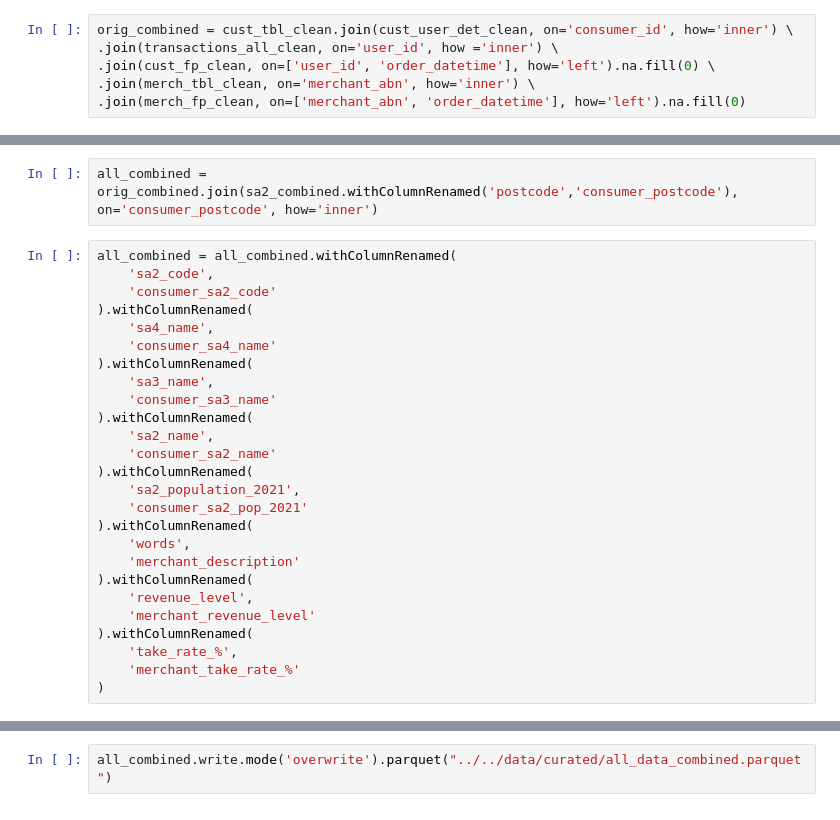
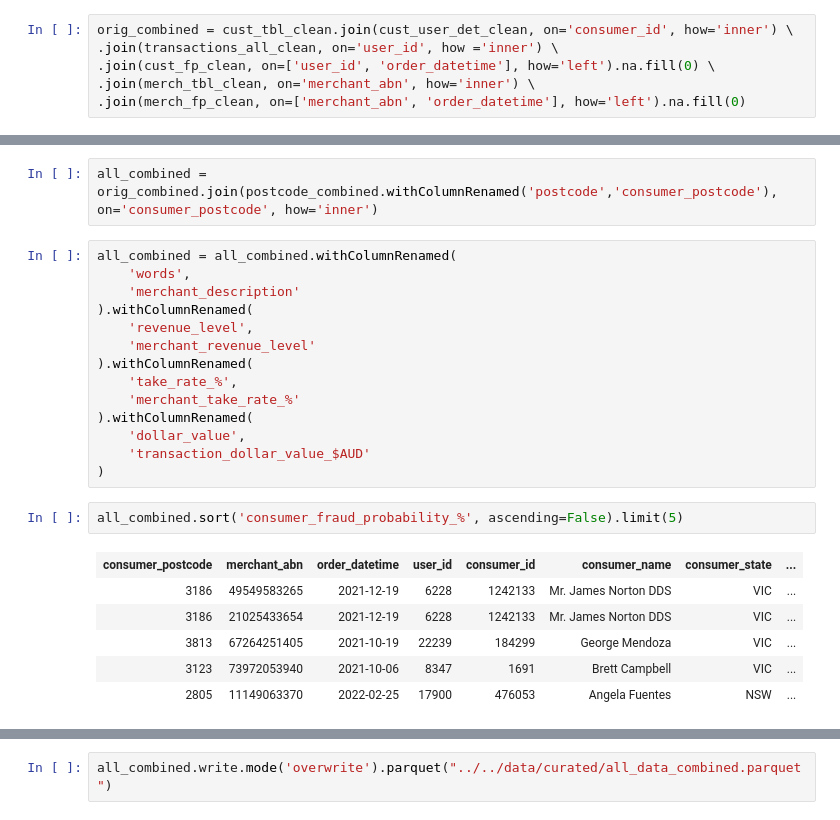
Before and after one commit to jameslafontaine/unimelb-mast30034-industry-project, a Jupyter notebook: notebooks/preprocessing/ETL.ipynb, the cells around one changed output, grey strips where cells are left out. Saved outputs shown, nothing was run; the diff lists cells and outputs as text.

```diff
--- a/notebooks/preprocessing/ETL.ipynb
+++ b/notebooks/preprocessing/ETL.ipynb
@@ -1046,22 +1088,7 @@ sa2_combined = sa2_to_postcode_clean.join(sa2_pops_clean, on='sa2_code', how='in
 # %%
-all_combined = orig_combined.join(sa2_combined.withColumnRenamed('postcode','consumer_postcode'), on='consumer_postcode', how='inner')
+all_combined = orig_combined.join(postcode_combined.withColumnRenamed('postcode','consumer_postcode'), on='consumer_postcode', how='inner')
 # %%
 all_combined = all_combined.withColumnRenamed(
-    'sa2_code',
-    'consumer_sa2_code'
-).withColumnRenamed(
-    'sa4_name',
-    'consumer_sa4_name'
-).withColumnRenamed(
-    'sa3_name',
-    'consumer_sa3_name'
-).withColumnRenamed(
-    'sa2_name',
-    'consumer_sa2_name'
-).withColumnRenamed(
-    'sa2_population_2021',
-    'consumer_sa2_pop_2021'
-).withColumnRenamed(
     'words',
     'merchant_description'
 ).withColumnRenamed(
@@ -1070,7 +1097,19 @@ all_combined = all_combined.withColumnRenamed(
 ).withColumnRenamed(
     'take_rate_%',
     'merchant_take_rate_%'
+).withColumnRenamed(
+    'dollar_value',
+    'transaction_dollar_value_$AUD'
 )
+# %%
+all_combined.sort('consumer_fraud_probability_%', ascending=False).limit(5)
+# %% [output]
+| consumer_postcode | merchant_abn | order_datetime | user_id | consumer_id | consumer_name | consumer_state | ... |
+| 3186 | 49549583265 | 2021-12-19 | 6228 | 1242133 | Mr. James Norton DDS | VIC | ... |
+| 3186 | 21025433654 | 2021-12-19 | 6228 | 1242133 | Mr. James Norton DDS | VIC | ... |
+| 3813 | 67264251405 | 2021-10-19 | 22239 | 184299 | George Mendoza | VIC | ... |
+| 3123 | 73972053940 | 2021-10-06 | 8347 | 1691 | Brett Campbell | VIC | ... |
+| 2805 | 11149063370 | 2022-02-25 | 17900 | 476053 | Angela Fuentes | NSW | ... |
 # %%
 all_combined.limit(5)
 # %% [output]
```
Also changed, not shown: parts of 14 cells of this notebook, 1 other file.
